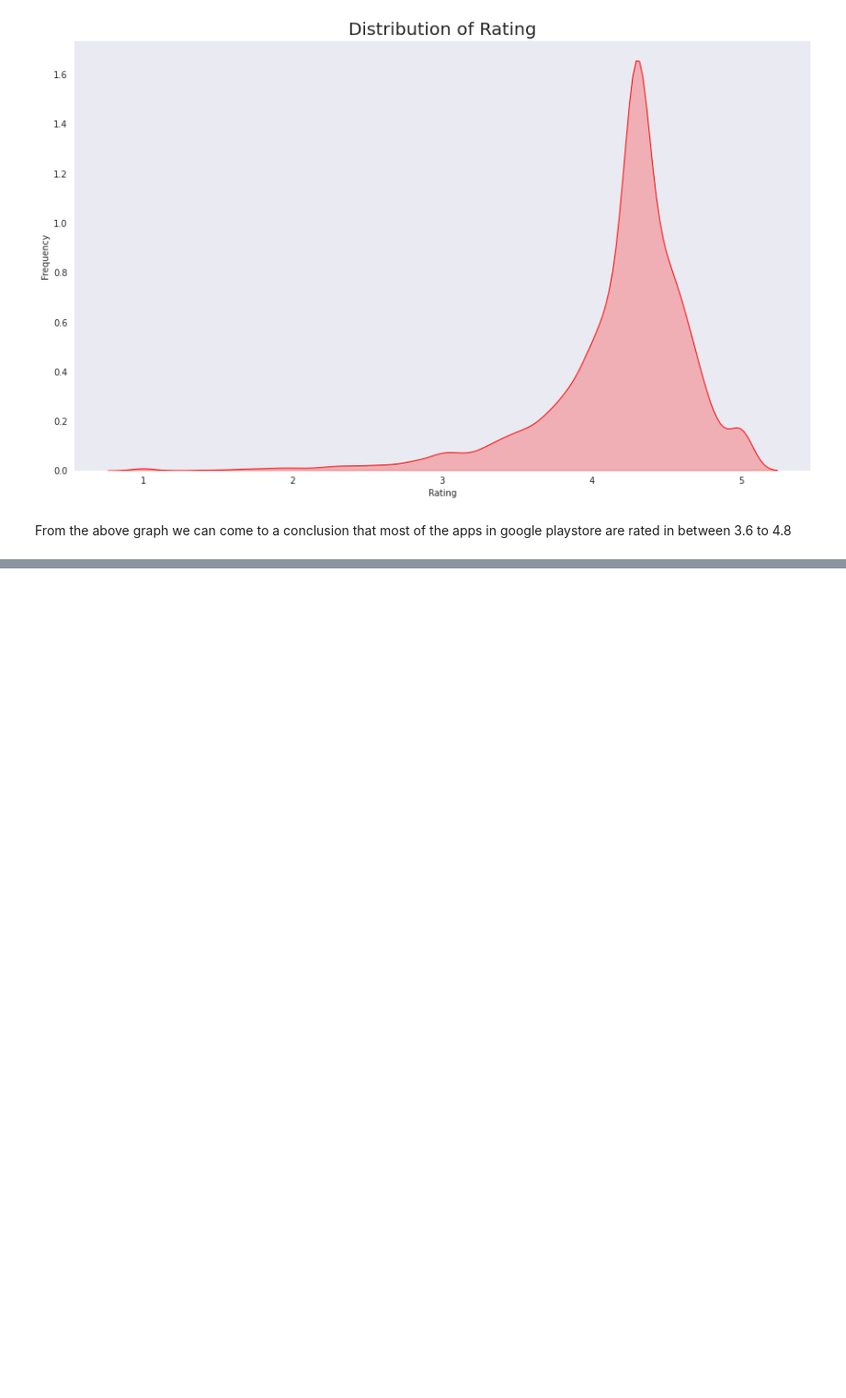
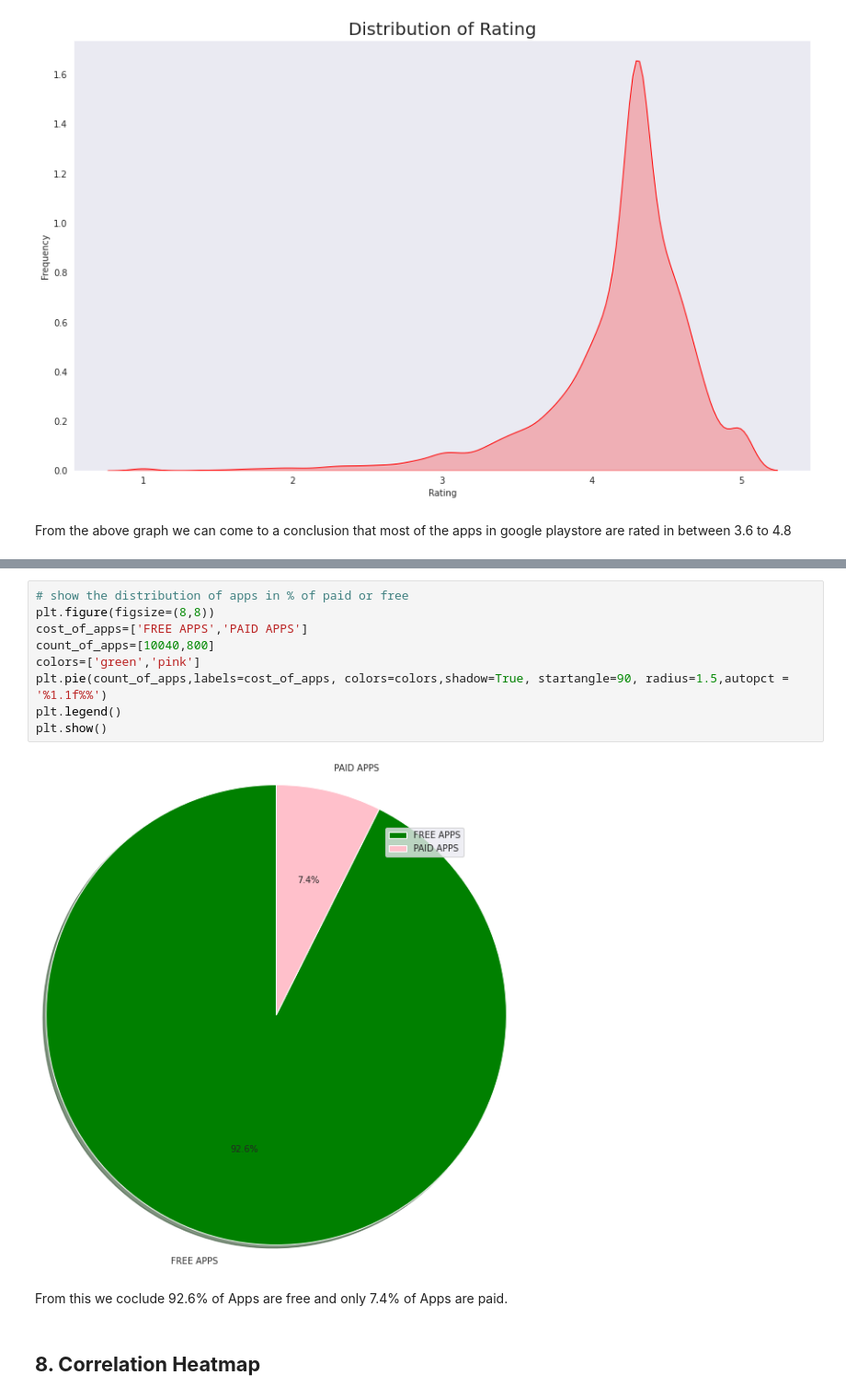
Before and after one commit to Faraz-Khan02/Play-Store-App-Review-Analysis, a Jupyter notebook: Play_Store_App_Review_Analysis_Capstone_Project.ipynb, the cells around one changed output, grey strips where cells are left out. Shown at 92% size. Cells and saved outputs as stored; diff of their text form; blank space fills up the shorter version.

```diff
--- a/Play_Store_App_Review_Analysis_Capstone_Project.ipynb
+++ b/Play_Store_App_Review_Analysis_Capstone_Project.ipynb
@@ -752,0 +785,15 @@ From the above graph we can come to a conclusion that most of the apps in google
+# %%
+# show the distribution of apps in % of paid or free
+plt.figure(figsize=(8,8))
+cost_of_apps=['FREE APPS','PAID APPS']
+count_of_apps=[10040,800]
+colors=['green','pink']
+plt.pie(count_of_apps,labels=cost_of_apps, colors=colors,shadow=True, startangle=90, radius=1.5,autopct = '%1.1f%%')
+plt.legend()
+plt.show()
+# %% [output]
+[figure, added]
+# %% [markdown]
+From this we coclude 92.6% of Apps are free and only 7.4% of Apps are paid.
+# %% [markdown]
+## **8. Correlation Heatmap**
```
Also changed, not shown: parts of 45 cells of this notebook.
